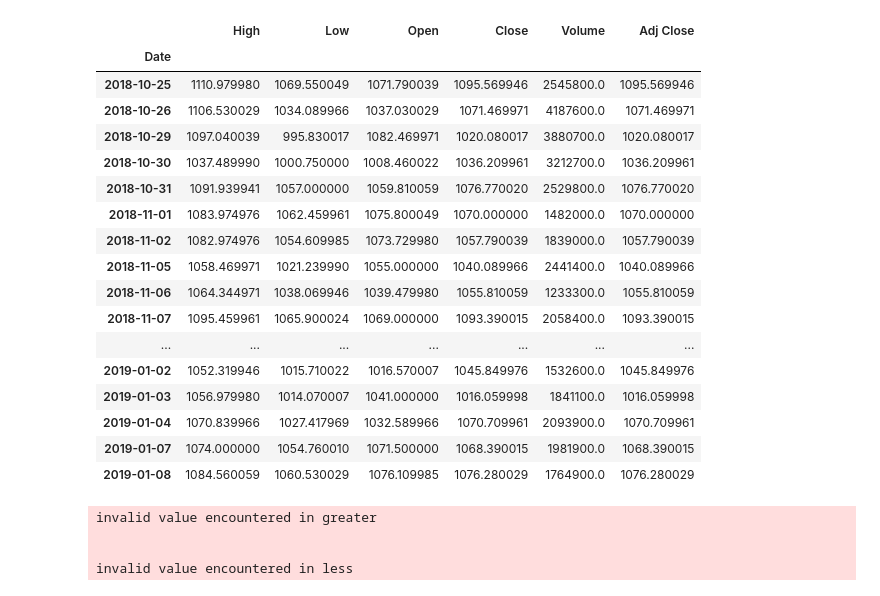
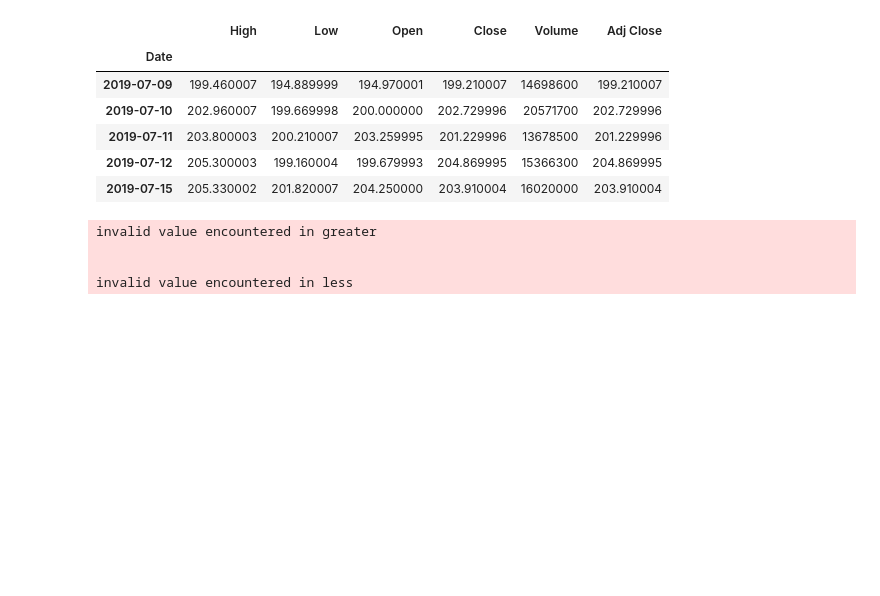
Before and after one commit to morel-hugo/GARCH-Modeling, a Jupyter notebook: main.ipynb, the cells around one changed output. Cells and saved outputs as stored; diff of their text form; code cells hidden in the pictures; blank space fills up the shorter version.

```diff
--- a/main.ipynb
+++ b/main.ipynb
@@ -14,30 +14,19 @@ cf.go_offline()
 
 %matplotlib inline
 # %%
-start = dt.datetime(2000,1,1)
-end = dt.datetime(2019,1,8)
-data = web.DataReader("GOOG",'yahoo',start,end)
+start = dt.datetime(2015,1,1)
+end = dt.datetime.now()
+data = web.DataReader("FB",'yahoo',start,end)
 # %%
-data.tail(50)
+data.tail()
 # %% [output]
 |  | High | Low | Open | Close | Volume | Adj Close |
 | Date |  |  |  |  |  |  |
-| 2018-10-25 | 1110.979980 | 1069.550049 | 1071.790039 | 1095.569946 | 2545800.0 | 1095.569946 |
-| 2018-10-26 | 1106.530029 | 1034.089966 | 1037.030029 | 1071.469971 | 4187600.0 | 1071.469971 |
-| 2018-10-29 | 1097.040039 | 995.830017 | 1082.469971 | 1020.080017 | 3880700.0 | 1020.080017 |
-| 2018-10-30 | 1037.489990 | 1000.750000 | 1008.460022 | 1036.209961 | 3212700.0 | 1036.209961 |
-| 2018-10-31 | 1091.939941 | 1057.000000 | 1059.810059 | 1076.770020 | 2529800.0 | 1076.770020 |
-| 2018-11-01 | 1083.974976 | 1062.459961 | 1075.800049 | 1070.000000 | 1482000.0 | 1070.000000 |
-| 2018-11-02 | 1082.974976 | 1054.609985 | 1073.729980 | 1057.790039 | 1839000.0 | 1057.790039 |
-| 2018-11-05 | 1058.469971 | 1021.239990 | 1055.000000 | 1040.089966 | 2441400.0 | 1040.089966 |
-| 2018-11-06 | 1064.344971 | 1038.069946 | 1039.479980 | 1055.810059 | 1233300.0 | 1055.810059 |
-| 2018-11-07 | 1095.459961 | 1065.900024 | 1069.000000 | 1093.390015 | 2058400.0 | 1093.390015 |
-| ... | ... | ... | ... | ... | ... | ... |
-| 2019-01-02 | 1052.319946 | 1015.710022 | 1016.570007 | 1045.849976 | 1532600.0 | 1045.849976 |
-| 2019-01-03 | 1056.979980 | 1014.070007 | 1041.000000 | 1016.059998 | 1841100.0 | 1016.059998 |
-| 2019-01-04 | 1070.839966 | 1027.417969 | 1032.589966 | 1070.709961 | 2093900.0 | 1070.709961 |
-| 2019-01-07 | 1074.000000 | 1054.760010 | 1071.500000 | 1068.390015 | 1981900.0 | 1068.390015 |
-| 2019-01-08 | 1084.560059 | 1060.530029 | 1076.109985 | 1076.280029 | 1764900.0 | 1076.280029 |
+| 2019-07-09 | 199.460007 | 194.889999 | 194.970001 | 199.210007 | 14698600 | 199.210007 |
+| 2019-07-10 | 202.960007 | 199.669998 | 200.000000 | 202.729996 | 20571700 | 202.729996 |
+| 2019-07-11 | 203.800003 | 200.210007 | 203.259995 | 201.229996 | 13678500 | 201.229996 |
+| 2019-07-12 | 205.300003 | 199.160004 | 199.679993 | 204.869995 | 15366300 | 204.869995 |
+| 2019-07-15 | 205.330002 | 201.820007 | 204.250000 | 203.910004 | 16020000 | 203.910004 |
 # %%
 data['mvg_27'] = data['Close'].rolling(27).mean()
 data['mvg_7'] = data['Close'].rolling(7).mean()
```
Also changed, not shown: parts of 14 cells of this notebook.
